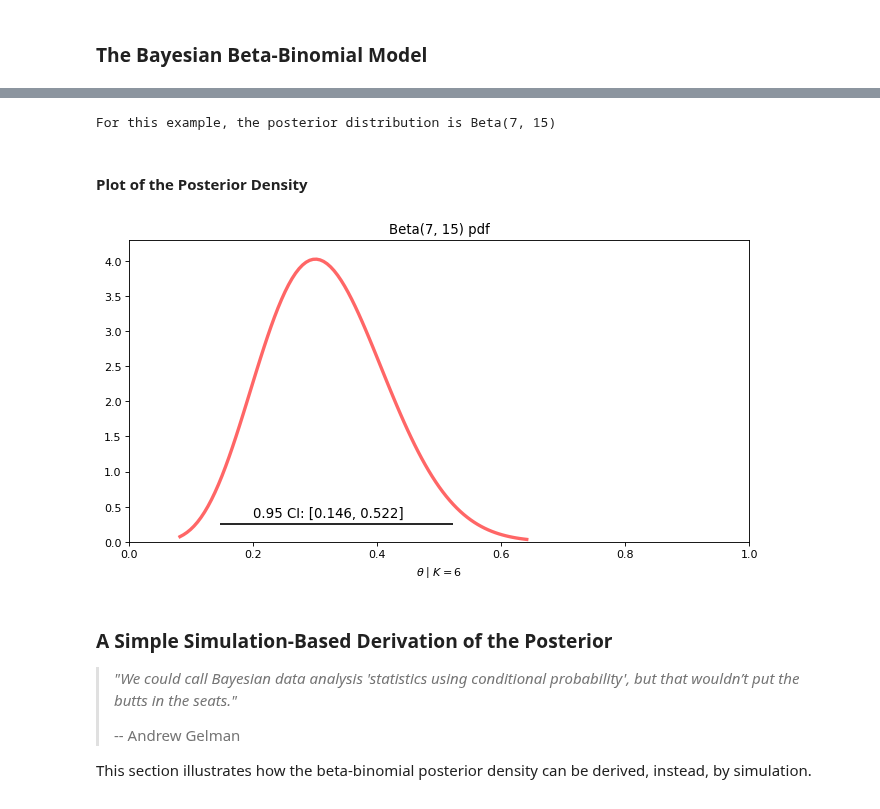
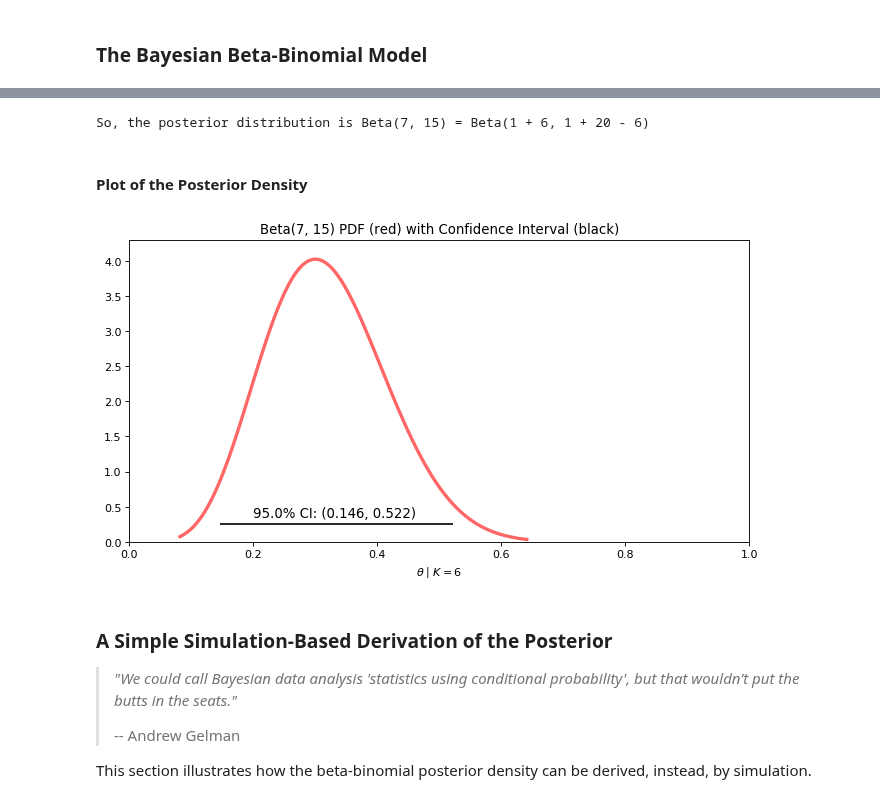
Before and after one commit to alreich/ipython-notebooks, a Jupyter notebook: Bayesian_Beta_Binomial_Example.ipynb, the cells around one changed output, grey strips where cells are left out. Saved outputs shown, nothing was run; the diff lists cells and outputs as text; code cells hidden in the pictures.

```diff
--- a/Bayesian_Beta_Binomial_Example.ipynb
+++ b/Bayesian_Beta_Binomial_Example.ipynb
@@ -76,0 +66,4 @@ Then, for the data provided in the experiment, above, we have:
+# %%
+# Assumed for this example
+pre_alpha = 1
+pre_beta = 1
@@ -77,34 +76,37 @@ Then, for the data provided in the experiment, above, we have:
 # %%
-posterior_beta_parameters = (1+k_obs, 1+n-k_obs)
-print(f"For this example, the posterior distribution is Beta{posterior_beta_parameters}")
+post_alpha = pre_alpha + k_obs
+post_beta = pre_beta + n - k_obs
+posterior_beta_parameters = (post_alpha, post_beta)
+show_calc = f" = Beta({pre_alpha} + {k_obs}, {pre_beta} + {n} - {k_obs})"
+print(f"So, the posterior distribution is Beta{posterior_beta_parameters}" + show_calc)
 # %% [output]
-For this example, the posterior distribution is Beta(7, 15)
+So, the posterior distribution is Beta(7, 15) = Beta(1 + 6, 1 + 20 - 6)
 # %% [markdown]
 #### Plot of the Posterior Density
 # %%
 from scipy.stats import uniform, binom, beta
 import numpy as np
 import matplotlib.pyplot as plt
 %matplotlib inline
 
 # Frequentist Confidence Interval
 conf_int_size = 0.95
 p1 = (1 - conf_int_size)/2
 ci_low, ci_high = beta.ppf([p1, 1-p1], *posterior_beta_parameters)
-ci_label = f"{conf_int_size} CI: [{ci_low:0.3f}, {ci_high:0.3f}]"
+ci_label = f"{100 * conf_int_size:0.1f}% CI: ({ci_low:0.3f}, {ci_high:0.3f})"
 
 x = np.linspace(beta.ppf(0.001, *posterior_beta_parameters),
                 beta.ppf(0.999, *posterior_beta_parameters), 100)
 fig=plt.figure(figsize=(10, 5), dpi= 80, facecolor='w', edgecolor='k')
 plt.xlabel(r"$\theta \mid K = $" + f"{k_obs}")
-plt.title(f"Beta{posterior_beta_parameters} pdf")
+plt.title(f"Beta{posterior_beta_parameters} PDF (red) with Confidence Interval (black)")
 plt.xlim(0.0, 1.0)
 plt.ylim(0.0, 4.3)
 plt.hlines(0.25, ci_low, ci_high, colors='k', linestyles='solid')
 plt.text(0.2, 0.35, ci_label, color='k', fontsize='large')
 _ = plt.plot(x, beta.pdf(x, *posterior_beta_parameters), 'r-', lw=3, alpha=0.6)
 # %% [output]
-[figure, old version]
+[figure, new version]
 # %% [markdown]
 ### A Simple Simulation-Based Derivation of the Posterior
 
```
Also changed, not shown: parts of 15 cells of this notebook, 1 other file.
